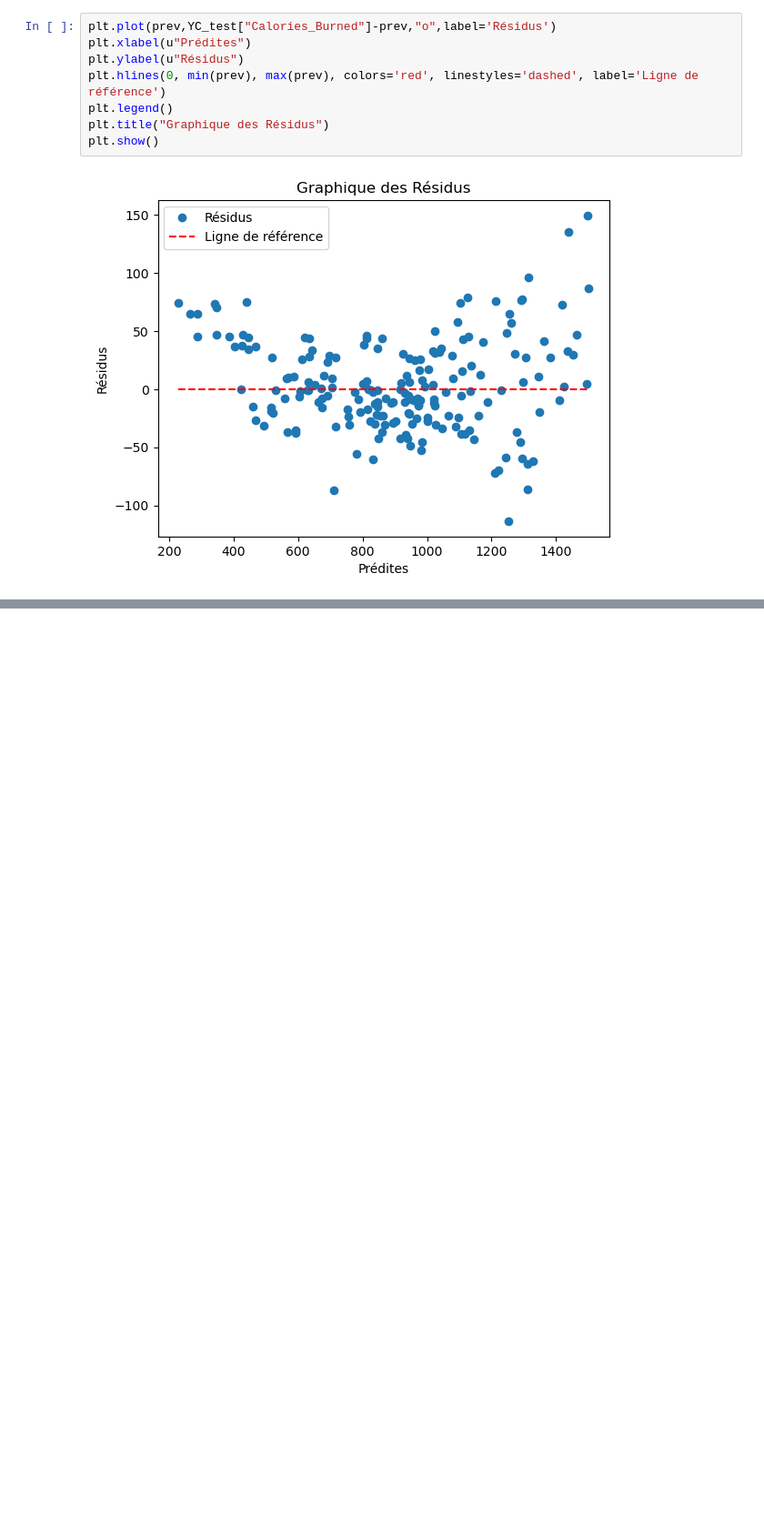
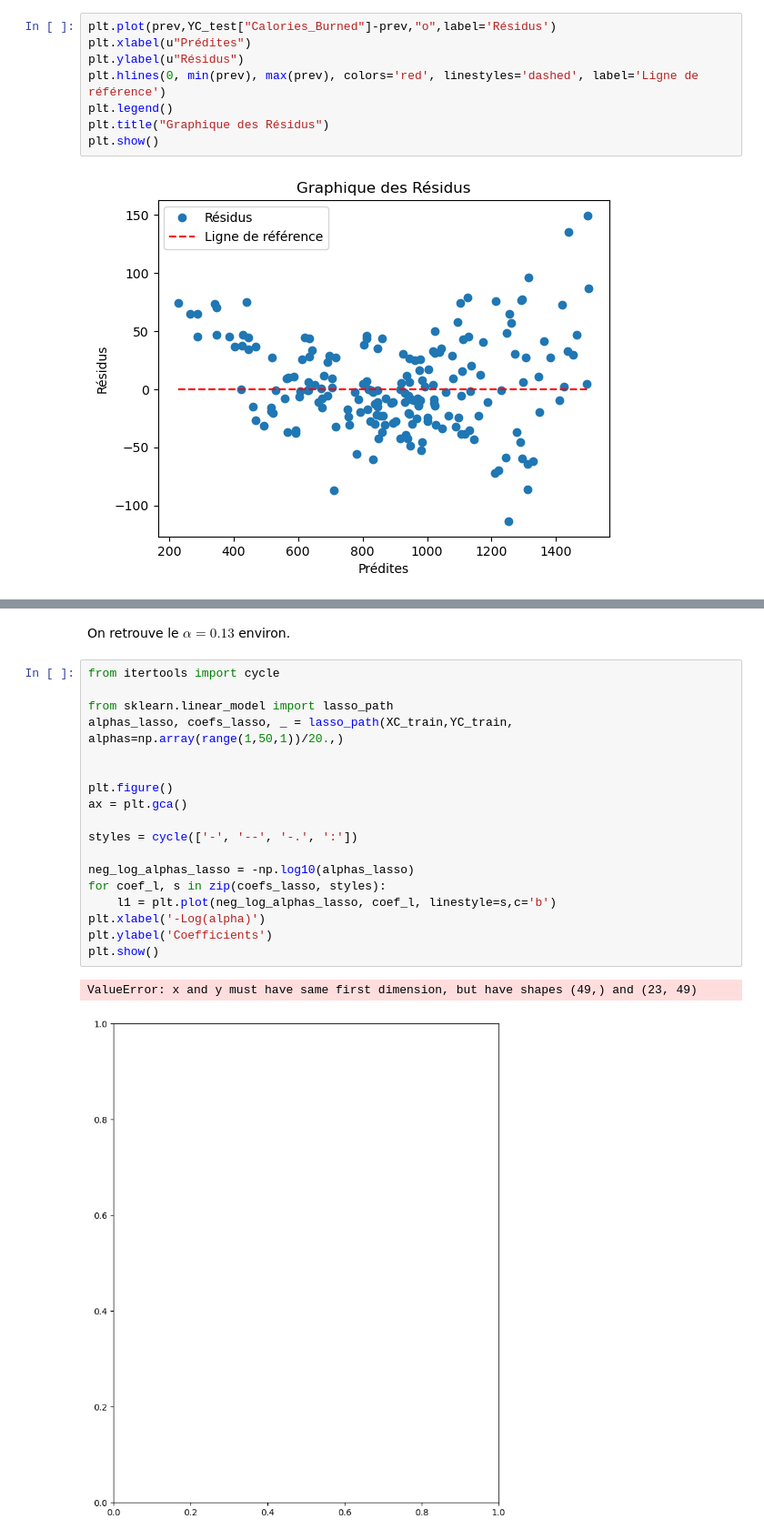
Before and after one commit to Edgar-Neboit/Projet_ML, a Jupyter notebook: Projet_ML_Python.ipynb, the cells around one changed output, grey strips where cells are left out. Shown: that part at 91% size. Drawn from its saved outputs; the diff is of its cells as text; blank space fills up the shorter version.

```diff
--- a/Projet_ML_Python.ipynb
+++ b/Projet_ML_Python.ipynb
@@ -245,0 +302,23 @@ Text(0.5, 1.0, 'Coefficients du modèle lasso')
+# %% [markdown]
+On retrouve le $\alpha=0.13$ environ.
+# %%
+from itertools import cycle
+
+from sklearn.linear_model import lasso_path
+alphas_lasso, coefs_lasso, _ = lasso_path(XC_train,YC_train, alphas=np.array(range(1,50,1))/20.,)
+
+
+plt.figure()
+ax = plt.gca()
+
+styles = cycle(['-', '--', '-.', ':'])
+
+neg_log_alphas_lasso = -np.log10(alphas_lasso)
+for coef_l, s in zip(coefs_lasso, styles):
+    l1 = plt.plot(neg_log_alphas_lasso, coef_l, linestyle=s,c='b')
+plt.xlabel('-Log(alpha)')
+plt.ylabel('Coefficients')
+plt.show()
+# %% [output]
+ValueError: x and y must have same first dimension, but have shapes (49,) and (23, 49)
+[figure, added]
```
Also changed, not shown: parts of 12 cells of this notebook.
